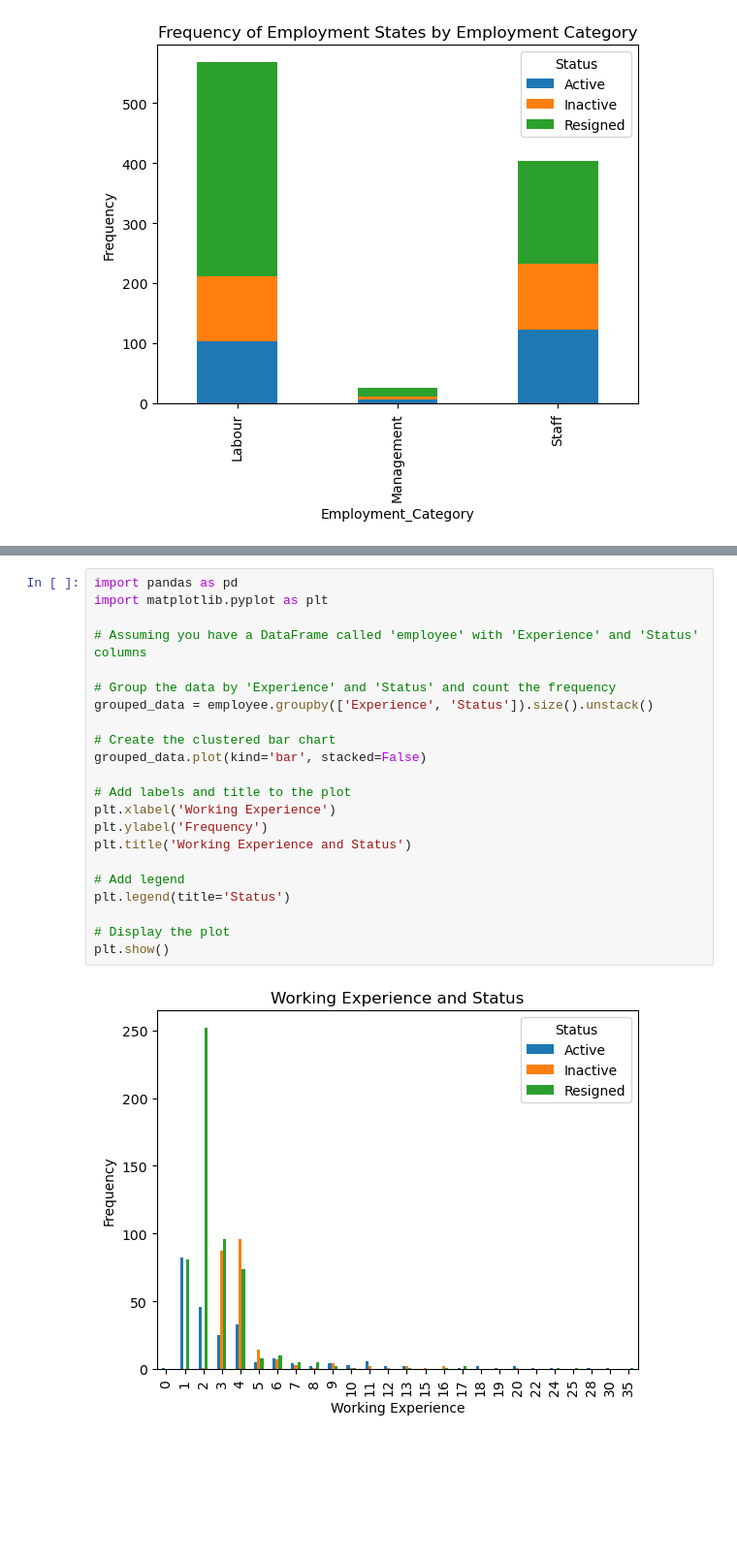
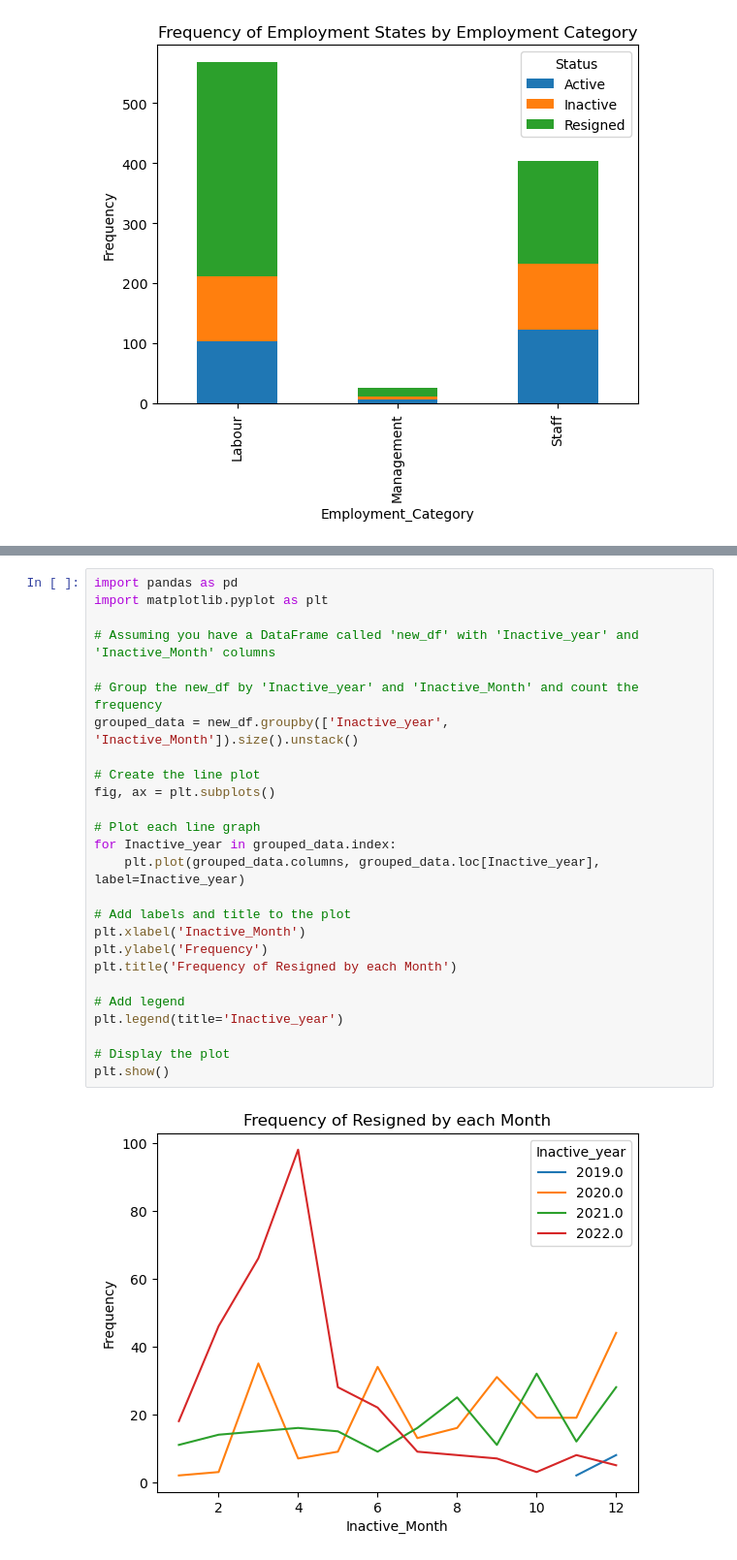
Before and after one commit to SandaruthSiriwardana/DS-Employee-Attrition, a Jupyter notebook: Jupyter_Note_Books/Evaluate.ipynb, the cells around one changed output, grey strips where cells are left out. Shown at 97% size. Drawn from its saved outputs; the diff is of its cells as text; blank space fills up the shorter version.

```diff
--- a/Jupyter_Note_Books/Evaluate.ipynb
+++ b/Jupyter_Note_Books/Evaluate.ipynb
@@ -334,24 +955,28 @@ plt.show()
 # %%
 import pandas as pd
 import matplotlib.pyplot as plt
 
-# Assuming you have a DataFrame called 'employee' with 'Experience' and 'Status' columns
+# Assuming you have a DataFrame called 'new_df' with 'Inactive_year' and 'Inactive_Month' columns
 
-# Group the data by 'Experience' and 'Status' and count the frequency
-grouped_data = employee.groupby(['Experience', 'Status']).size().unstack()
+# Group the new_df by 'Inactive_year' and 'Inactive_Month' and count the frequency
+grouped_data = new_df.groupby(['Inactive_year', 'Inactive_Month']).size().unstack()
 
-# Create the clustered bar chart
-grouped_data.plot(kind='bar', stacked=False)
+# Create the line plot
+fig, ax = plt.subplots()
+
+# Plot each line graph
+for Inactive_year in grouped_data.index:
+    plt.plot(grouped_data.columns, grouped_data.loc[Inactive_year], label=Inactive_year)
 
 # Add labels and title to the plot
-plt.xlabel('Working Experience')
+plt.xlabel('Inactive_Month')
 plt.ylabel('Frequency')
-plt.title('Working Experience and Status')
+plt.title('Frequency of Resigned by each Month')
 
 # Add legend
-plt.legend(title='Status')
+plt.legend(title='Inactive_year')
 
 # Display the plot
 plt.show()
 # %% [output]
-[figure, old version]
+[figure, new version]
```
Also changed, not shown: parts of 38 cells of this notebook, 7 other files.
